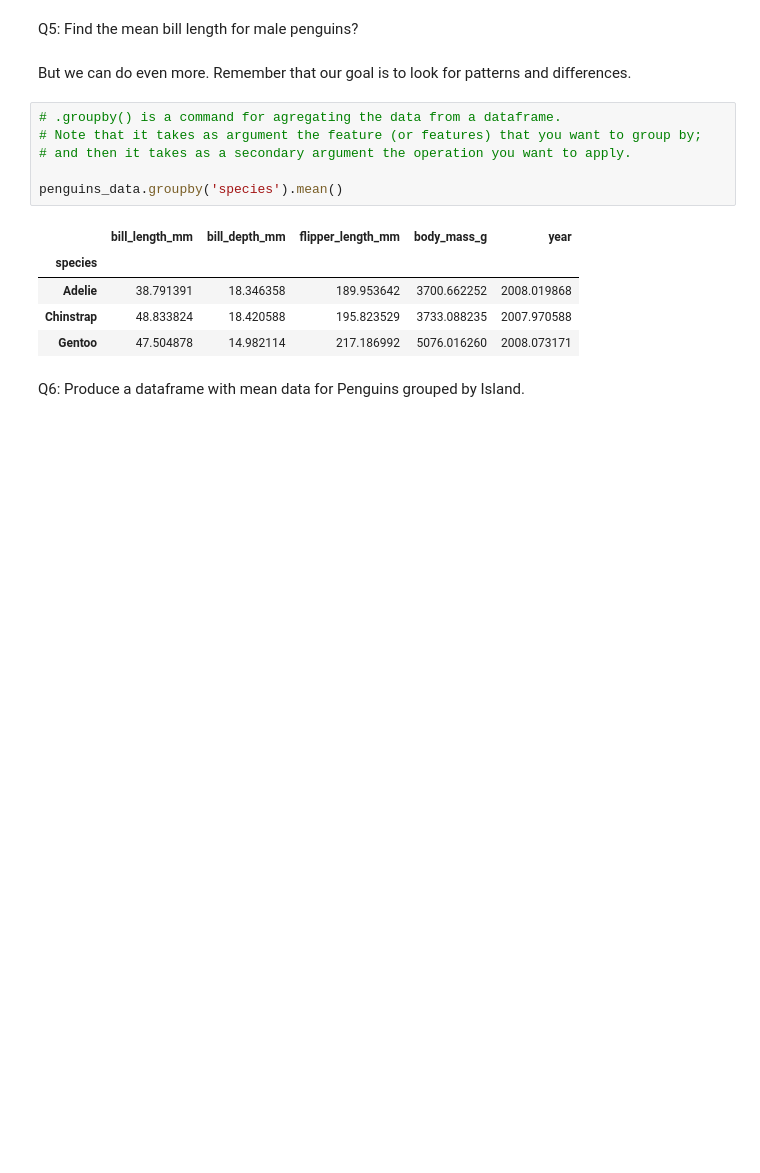
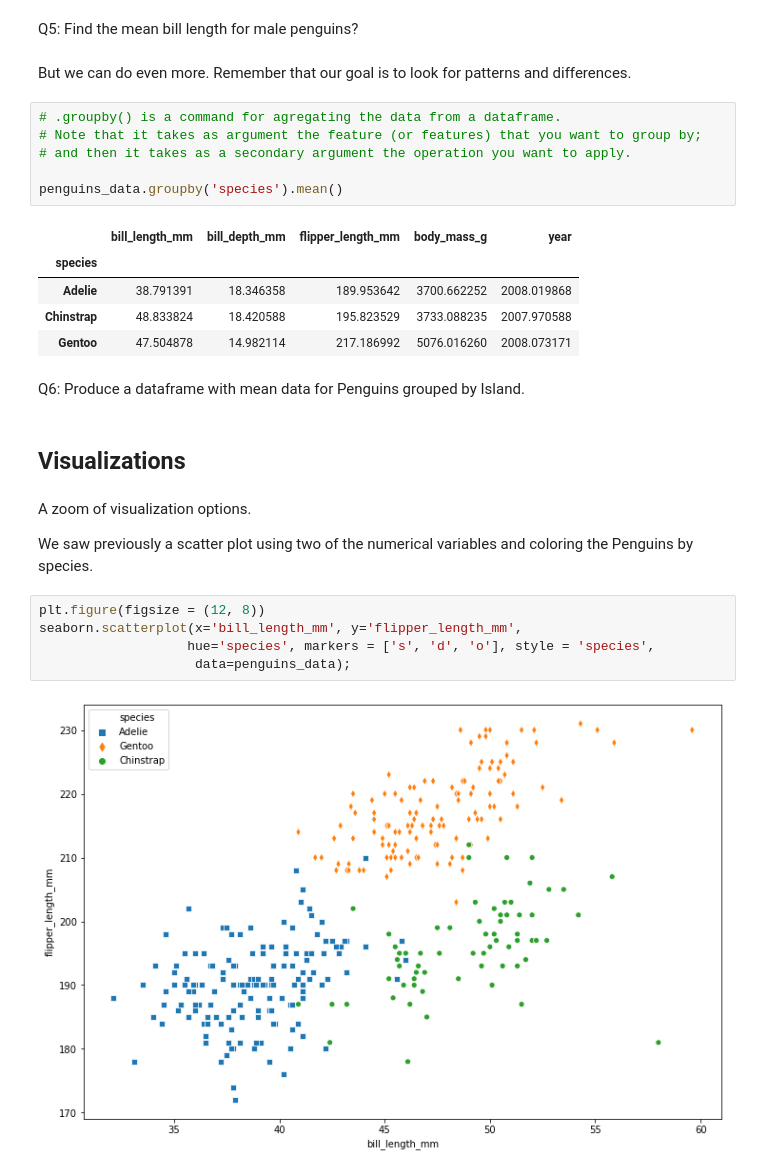
Before and after one commit to virgilpierce/STAT_111, a Jupyter notebook: Class 8-26.ipynb, the cells around one changed output. Drawn from its saved outputs; the diff is of its cells as text; blank space fills up the shorter version.

```diff
--- a/Class 8-26.ipynb
+++ b/Class 8-26.ipynb
@@ -205,3 +205,16 @@ penguins_data.groupby('species').mean()
 | Gentoo | 47.504878 | 14.982114 | 217.186992 | 5076.016260 | 2008.073171 |
 # %% [markdown]
 Q6: Produce a dataframe with mean data for Penguins grouped by Island.
+# %% [markdown]
+## Visualizations
+# %% [markdown]
+A zoom of visualization options.
+
+We saw previously a scatter plot using two of the numerical variables and coloring the Penguins by species.
+# %%
+plt.figure(figsize = (12, 8))
+seaborn.scatterplot(x='bill_length_mm', y='flipper_length_mm',
+                   hue='species', markers = ['s', 'd', 'o'], style = 'species',
+                    data=penguins_data);
+# %% [output]
+[figure, added]
```
Also changed, not shown: parts of 3 cells of this notebook, 1 other file.
